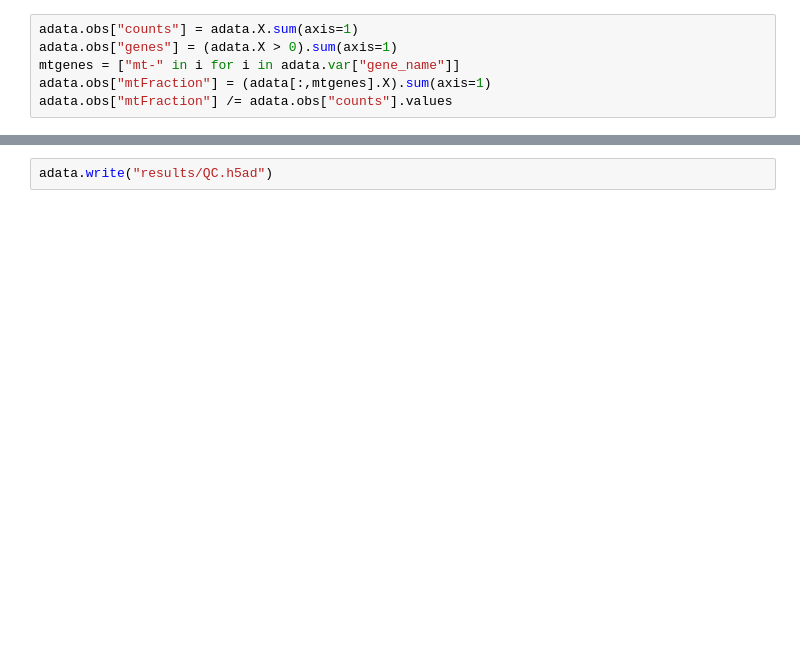
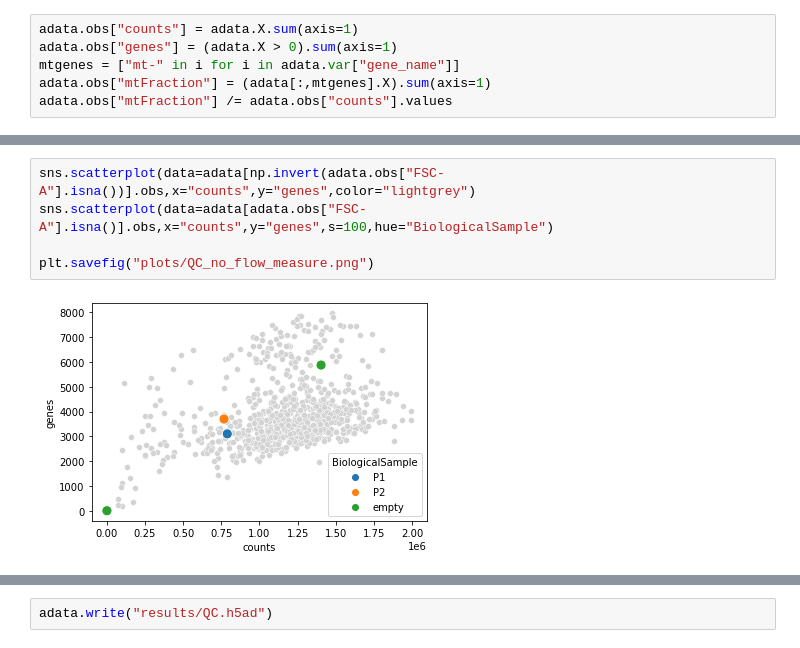
Before and after one commit to dsb-lab/blood_gastruloids, a Jupyter notebook: Analysis/1_QC.ipynb, the cells around one changed output, grey strips where cells are left out. Drawn from its saved outputs; the diff is of its cells as text; blank space fills up the shorter version.

```diff
--- a/Analysis/1_QC.ipynb
+++ b/Analysis/1_QC.ipynb
@@ -90,0 +168,7 @@ fig.savefig("plots/Bimodality_scatter.png",bbox_inches="tight")
+# %%
+sns.scatterplot(data=adata[np.invert(adata.obs["FSC-A"].isna())].obs,x="counts",y="genes",color="lightgrey")
+sns.scatterplot(data=adata[adata.obs["FSC-A"].isna()].obs,x="counts",y="genes",s=100,hue="BiologicalSample")
+
+plt.savefig("plots/QC_no_flow_measure.png")
+# %% [output]
+[figure, added]
```
Also changed, not shown: parts of 23 cells of this notebook, 28 other files.
